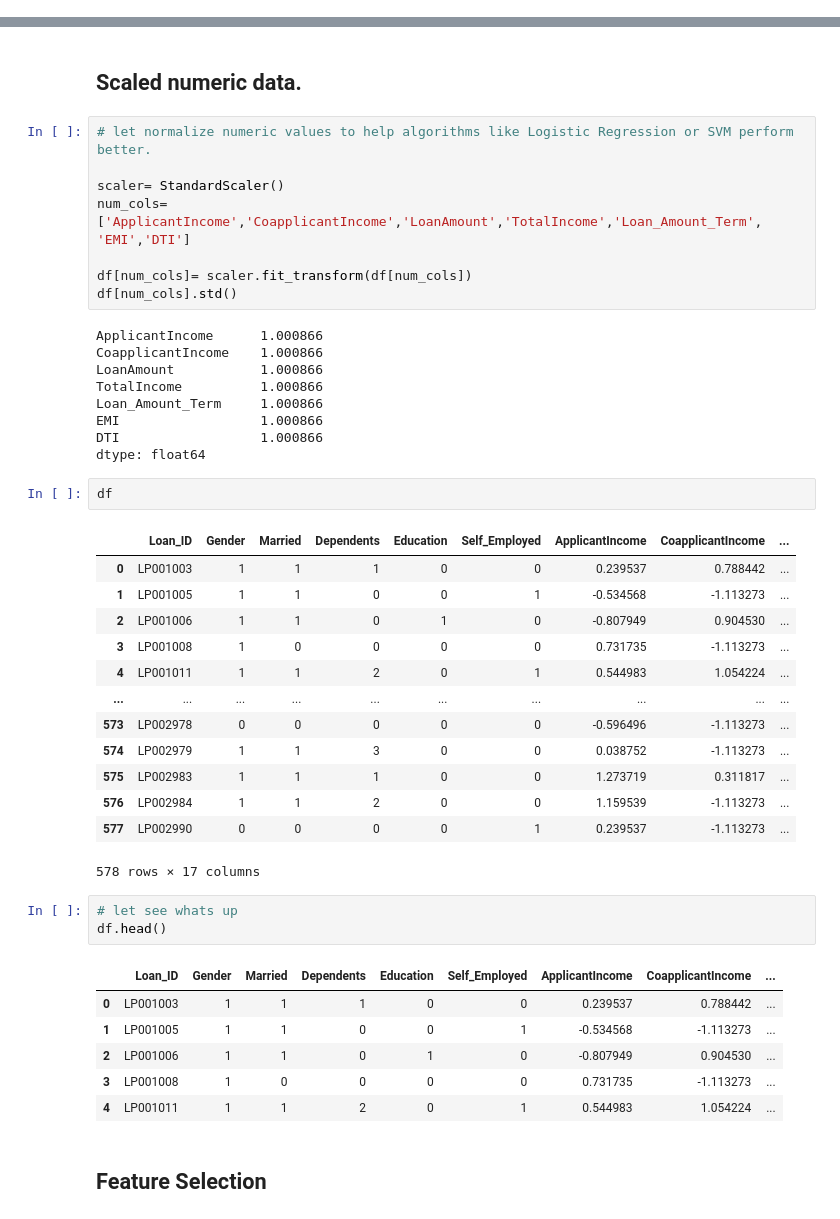
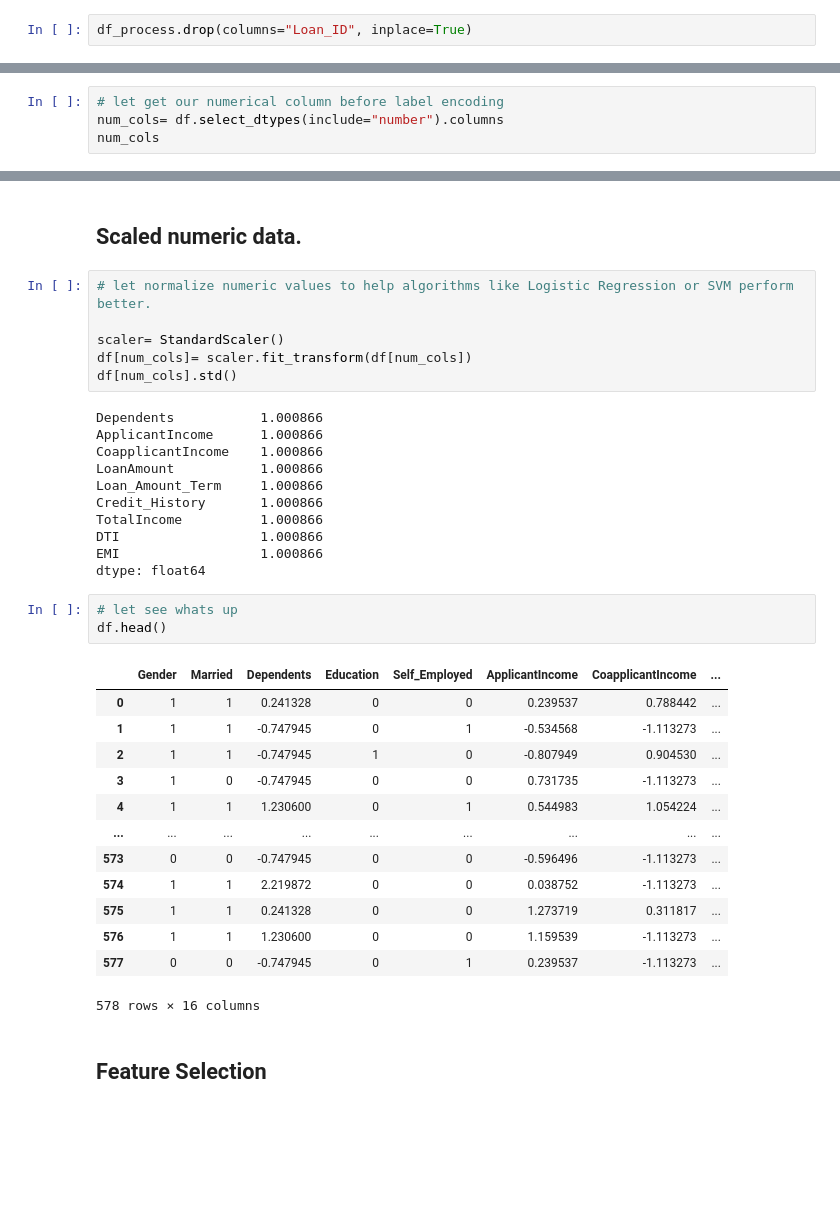
Before and after one commit to Olasquare043/EDA-on-Home-Loan-dataset, a Jupyter notebook: Preprocessing on Home loan.ipynb, the cells around one changed output, grey strips where cells are left out. Cells and saved outputs as stored; diff of their text form; blank space fills up the shorter version.

```diff
--- a/Preprocessing on Home loan.ipynb
+++ b/Preprocessing on Home loan.ipynb
@@ -39,6 +39,8 @@ df_process.head()
 | 2 | LP001006 | Male | Yes | 0 | Not Graduate | No | 2583.0 | 2358.0 | ... |
 | 3 | LP001008 | Male | No | 0 | Graduate | No | 6000.0 | 0.0 | ... |
 | 4 | LP001011 | Male | Yes | 2 | Graduate | Yes | 5417.0 | 4196.0 | ... |
+# %%
+df_process.drop(columns="Loan_ID", inplace=True)
 # %%
 # let make a copy for preprocess
 df= df_process.copy()
@@ -144,3 +146,7 @@ df["DTI"]= df["LoanAmount"] / df["TotalIncome"]
 
 # Equated Monthly Instalment (EMI)
 df["EMI"]= df["LoanAmount"]/ df["Loan_Amount_Term"]
+# %%
+# let get our numerical column before label encoding
+num_cols= df.select_dtypes(include="number").columns
+num_cols
@@ -185,44 +195,35 @@ df.head()
 # let normalize numeric values to help algorithms like Logistic Regression or SVM perform better.
 
 scaler= StandardScaler()
-num_cols=['ApplicantIncome','CoapplicantIncome','LoanAmount','TotalIncome','Loan_Amount_Term', 'EMI','DTI']
-
 df[num_cols]= scaler.fit_transform(df[num_cols])
 df[num_cols].std()
 # %% [output]
+Dependents           1.000866
 ApplicantIncome      1.000866
 CoapplicantIncome    1.000866
 LoanAmount           1.000866
+Loan_Amount_Term     1.000866
+Credit_History       1.000866
 TotalIncome          1.000866
-Loan_Amount_Term     1.000866
+DTI                  1.000866
 EMI                  1.000866
-DTI                  1.000866
 dtype: float64
 # %%
-df
+# let see whats up
+df.head()
 # %% [output]
-|  | Loan_ID | Gender | Married | Dependents | Education | Self_Employed | ApplicantIncome | CoapplicantIncome | ... |
-| 0 | LP001003 | 1 | 1 | 1 | 0 | 0 | 0.239537 | 0.788442 | ... |
-| 1 | LP001005 | 1 | 1 | 0 | 0 | 1 | -0.534568 | -1.113273 | ... |
-| 2 | LP001006 | 1 | 1 | 0 | 1 | 0 | -0.807949 | 0.904530 | ... |
-| 3 | LP001008 | 1 | 0 | 0 | 0 | 0 | 0.731735 | -1.113273 | ... |
-| 4 | LP001011 | 1 | 1 | 2 | 0 | 1 | 0.544983 | 1.054224 | ... |
-| ... | ... | ... | ... | ... | ... | ... | ... | ... | ... |
-| 573 | LP002978 | 0 | 0 | 0 | 0 | 0 | -0.596496 | -1.113273 | ... |
-| 574 | LP002979 | 1 | 1 | 3 | 0 | 0 | 0.038752 | -1.113273 | ... |
-| 575 | LP002983 | 1 | 1 | 1 | 0 | 0 | 1.273719 | 0.311817 | ... |
-| 576 | LP002984 | 1 | 1 | 2 | 0 | 0 | 1.159539 | -1.113273 | ... |
-| 577 | LP002990 | 0 | 0 | 0 | 0 | 1 | 0.239537 | -1.113273 | ... |
+|  | Gender | Married | Dependents | Education | Self_Employed | ApplicantIncome | CoapplicantIncome | ... |
+| 0 | 1 | 1 | 0.241328 | 0 | 0 | 0.239537 | 0.788442 | ... |
+| 1 | 1 | 1 | -0.747945 | 0 | 1 | -0.534568 | -1.113273 | ... |
+| 2 | 1 | 1 | -0.747945 | 1 | 0 | -0.807949 | 0.904530 | ... |
+| 3 | 1 | 0 | -0.747945 | 0 | 0 | 0.731735 | -1.113273 | ... |
+| 4 | 1 | 1 | 1.230600 | 0 | 1 | 0.544983 | 1.054224 | ... |
+| ... | ... | ... | ... | ... | ... | ... | ... | ... |
+| 573 | 0 | 0 | -0.747945 | 0 | 0 | -0.596496 | -1.113273 | ... |
+| 574 | 1 | 1 | 2.219872 | 0 | 0 | 0.038752 | -1.113273 | ... |
+| 575 | 1 | 1 | 0.241328 | 0 | 0 | 1.273719 | 0.311817 | ... |
+| 576 | 1 | 1 | 1.230600 | 0 | 0 | 1.159539 | -1.113273 | ... |
+| 577 | 0 | 0 | -0.747945 | 0 | 1 | 0.239537 | -1.113273 | ... |
-578 rows × 17 columns
+578 rows × 16 columns
-# %%
-# let see whats up
-df.head()
-# %% [output]
-|  | Loan_ID | Gender | Married | Dependents | Education | Self_Employed | ApplicantIncome | CoapplicantIncome | ... |
-| 0 | LP001003 | 1 | 1 | 1 | 0 | 0 | 0.239537 | 0.788442 | ... |
-| 1 | LP001005 | 1 | 1 | 0 | 0 | 1 | -0.534568 | -1.113273 | ... |
-| 2 | LP001006 | 1 | 1 | 0 | 1 | 0 | -0.807949 | 0.904530 | ... |
-| 3 | LP001008 | 1 | 0 | 0 | 0 | 0 | 0.731735 | -1.113273 | ... |
-| 4 | LP001011 | 1 | 1 | 2 | 0 | 1 | 0.544983 | 1.054224 | ... |
 # %% [markdown]
 ## Feature Selection
```
Also changed, not shown: parts of 6 cells of this notebook, 1 other file.
